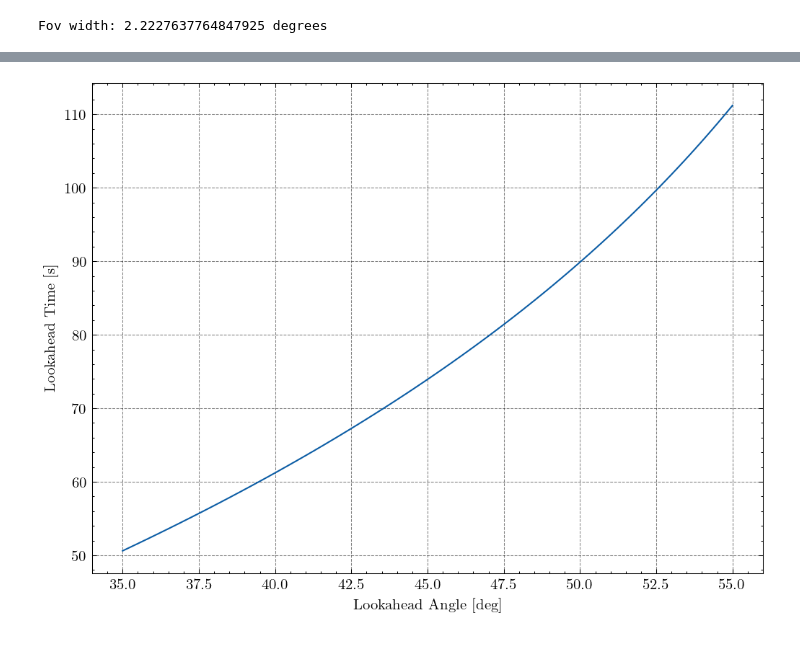
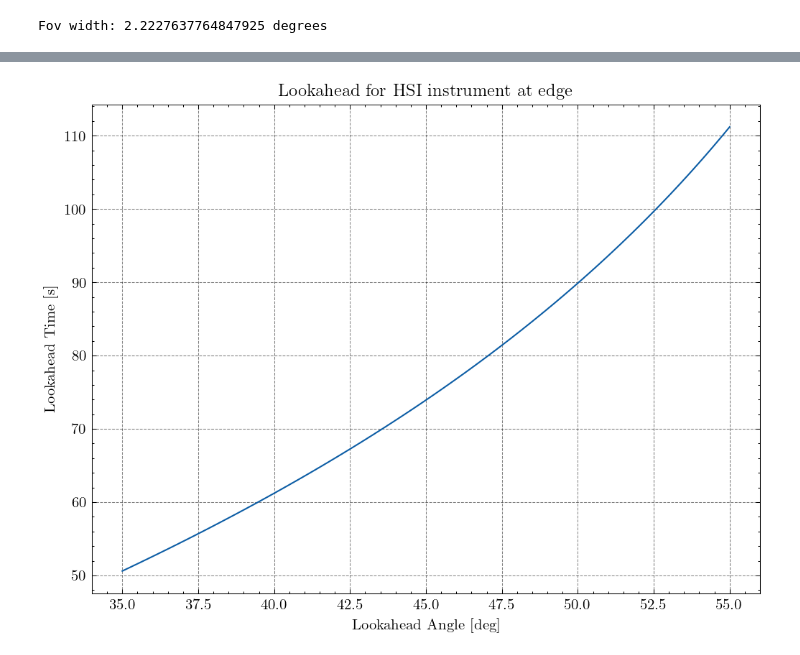
Before and after one commit to Shreeyam/phd_code, a Jupyter notebook: fli_calculator.ipynb, the cells around one changed output, grey strips where cells are left out. Drawn from its saved outputs; the diff is of its cells as text; code cells hidden in the pictures.

```diff
--- a/fli_calculator.ipynb
+++ b/fli_calculator.ipynb
@@ -335,13 +336,14 @@ Swath width: 32.079710945015705
 # %%
 angle = np.deg2rad(np.linspace(35, 55, 100))
 lookahead_time = [calc_lookahead_time(x, h) for x in angle]
 
 plt.plot(np.rad2deg(angle), lookahead_time)
 plt.xlabel("Lookahead Angle [deg]")
 plt.ylabel("Lookahead Time [s]")
-plt.savefig("lookahead_time_hsi.png", dpi=300)
+plt.title("Lookahead for HSI instrument at edge")
+plt.savefig("lookahead_time_hsi.png", dpi=300, facecolor='w')
 # plt.xlim(35)
 # plt.ylim(0)
 plt.show()
 # %% [output]
-[figure, old version]
+[figure, new version]
```
Also changed, not shown: parts of 2 cells of this notebook.
